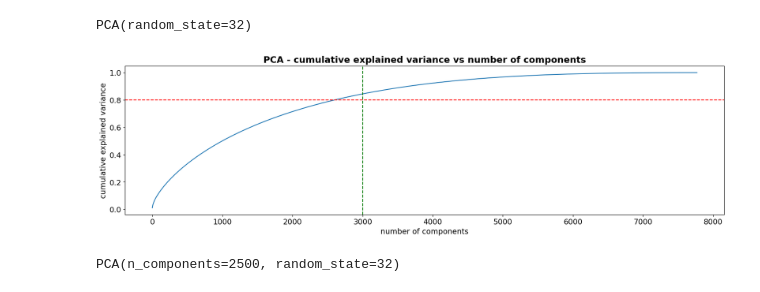
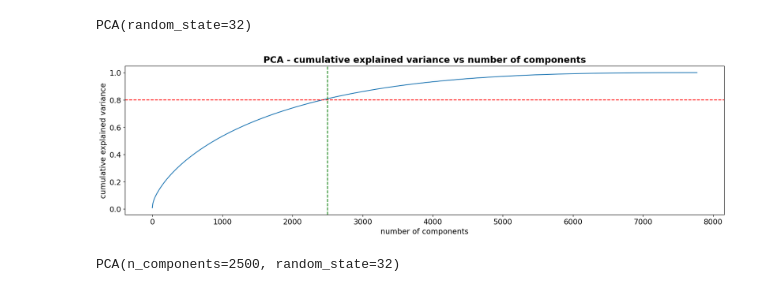
Before and after one commit to azizdafi/Netflix-Movies-and-TV-Shows-Clustering, a Jupyter notebook: Netflix_Movies_and_TV_Shows_Clustering_Sayed_Aziz.ipynb, the cells around one changed output. Cells and saved outputs as stored; diff of their text form; code cells hidden in the pictures.

```diff
--- a/Netflix_Movies_and_TV_Shows_Clustering_Sayed_Aziz.ipynb
+++ b/Netflix_Movies_and_TV_Shows_Clustering_Sayed_Aziz.ipynb
@@ -1114,7 +1131,7 @@ Answer Here.
 # Create a new column called 'tags' in the DataFrame 'df'
 # The purpose of this column is to store text data that will be used for model building
 # The text data consists of the 'description', 'rating', 'country', 'listed_in', and 'cast' columns
-df['tags'] = df['description'] + df['rating'] + df['country'] + df['listed_in'] + df['cast']
+df['tags'] = df['description'] + ' ' + df['rating'] + ' ' + df['country'] + ' ' + df['listed_in'] + ' ' + df['cast']
 # %%
 # cross checking our result for the function created
 print(df['tags'][0])
@@ -1228,6 +1245,15 @@ not required
 #### 8. Text Normalization
 # %%
 # Normalizing Text (i.e., Stemming, Lemmatization etc.)
+# create an object of stemming function
+stemmer = SnowballStemmer("english")
+
+def stemming(text):
+    '''a function which stems each word in the given text'''
+    text = [stemmer.stem(word) for word in text.split()]
+    return " ".join(text)
+
+df['tags'] = df['tags'].apply(stemming)
 
 
 # Vectorizing Text
@@ -1320,14 +1350,14 @@ PCA(random_state=32)
 # %%
 
 plt.plot(np.cumsum(pca.explained_variance_ratio_))
 plt.title('PCA - cumulative explained variance vs number of components')
 plt.xlabel('number of components')
 plt.ylabel('cumulative explained variance')
 plt.axhline(y= 0.8, color='red', linestyle='--')
-plt.axvline(x= 3000, color='green', linestyle='--')
+plt.axvline(x= 2500, color='green', linestyle='--')
 plt.show()
 # %% [output]
-[figure, old version]
+[figure, new version]
 # %%
 # reducing the dimensions to 2500 using pca
 pca = PCA(n_components=2500, random_state=32)
```
Also changed, not shown: parts of 42 cells of this notebook.
